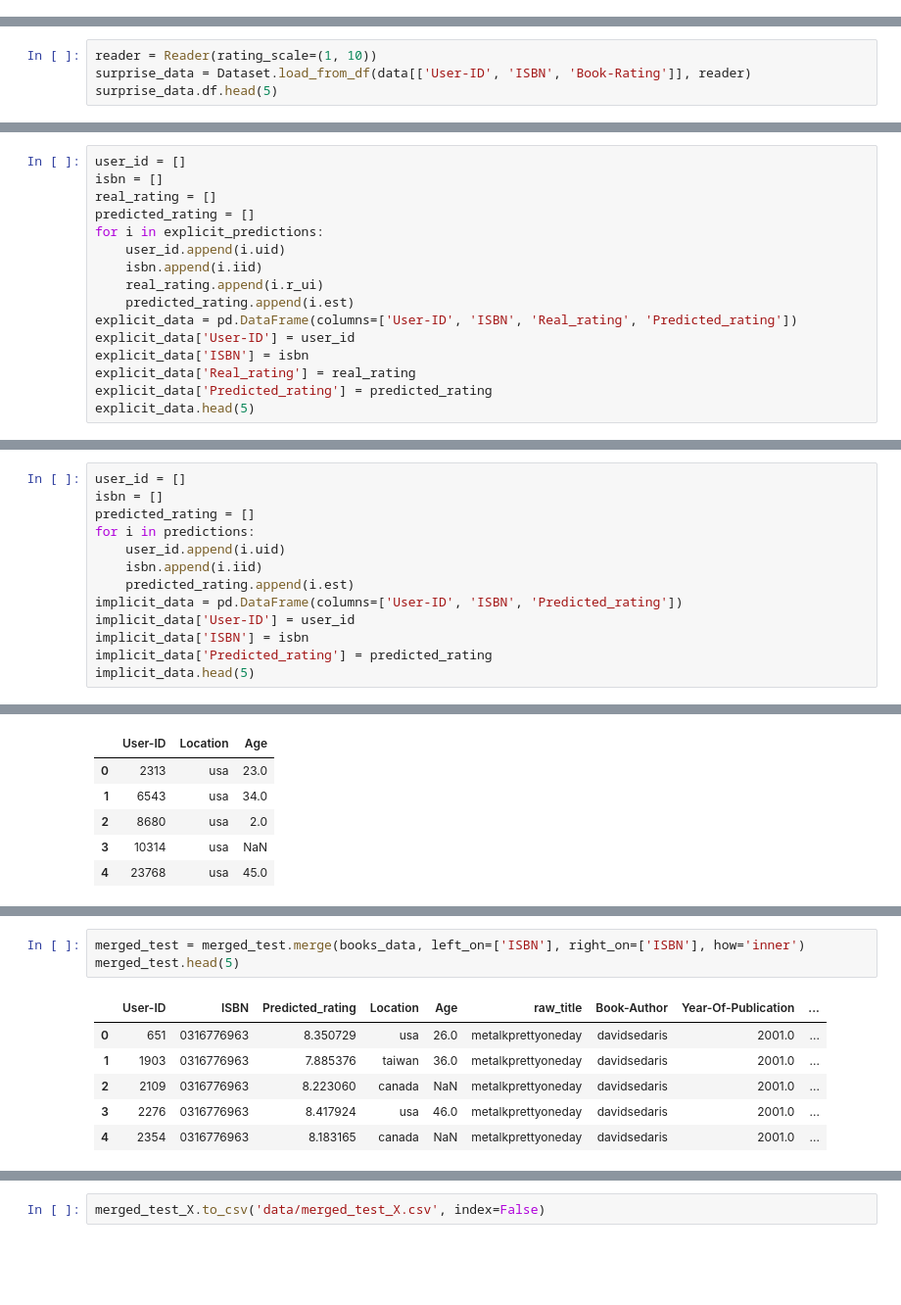
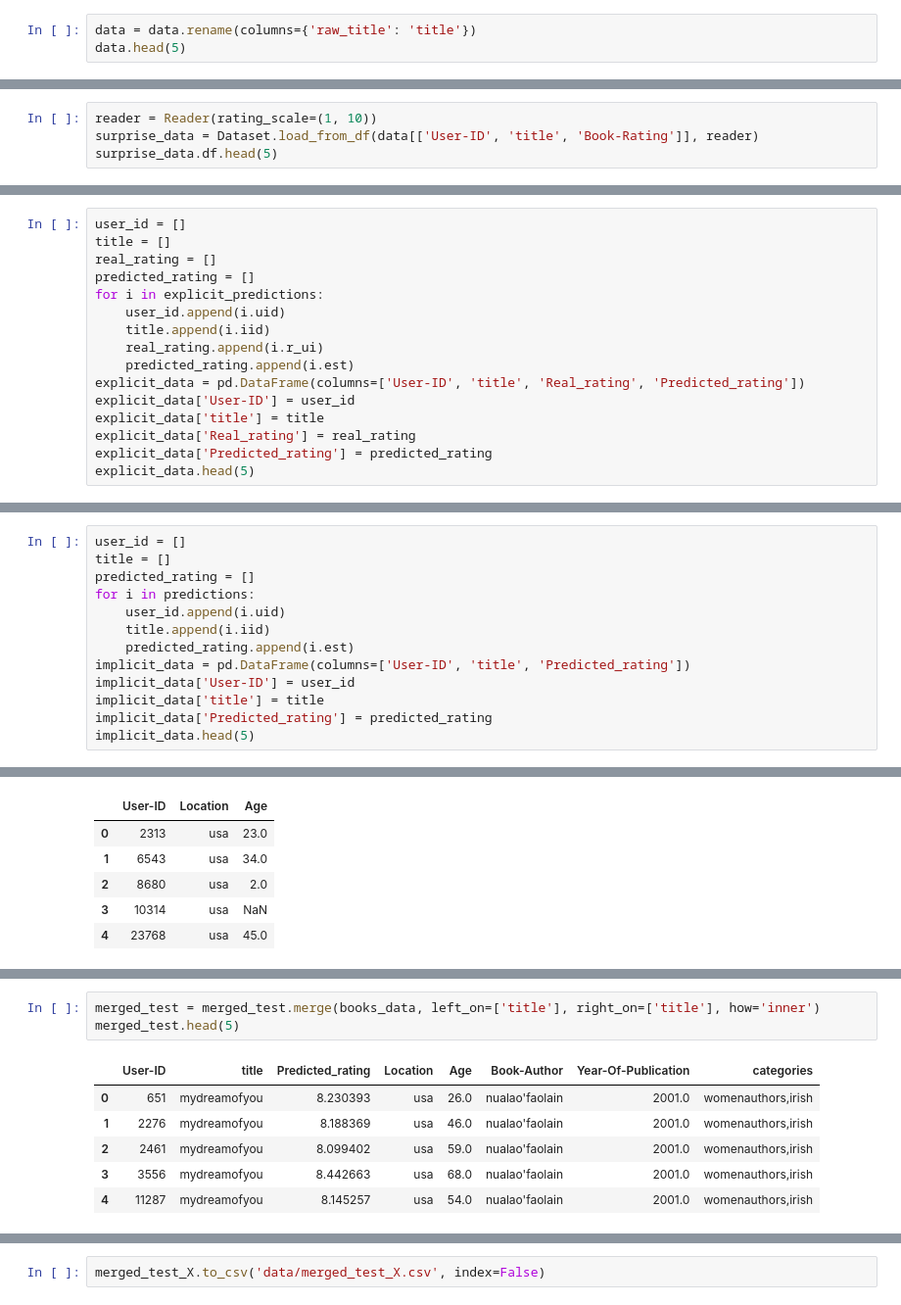
Before and after one commit to justProductAnalyst/Books-Recommendation-System, a Jupyter notebook: ML/SVD&CatBoost.ipynb, the cells around one changed output, grey strips where cells are left out. Shown at 98% size. Saved outputs shown, nothing was run; the diff lists cells and outputs as text; blank space fills up the shorter version.

Commit message:
make recommendations of books not goods

```diff
--- a/ML/SVD&CatBoost.ipynb
+++ b/ML/SVD&CatBoost.ipynb
@@ -15,0 +16,3 @@ data.head(5)
+# %%
+data = data.rename(columns={'raw_title': 'title'})
+data.head(5)
@@ -24,6 +34,6 @@ dtype: int64
 # Первый этап обучения
 # %%
 reader = Reader(rating_scale=(1, 10))
-surprise_data = Dataset.load_from_df(data[['User-ID', 'ISBN', 'Book-Rating']], reader)
+surprise_data = Dataset.load_from_df(data[['User-ID', 'title', 'Book-Rating']], reader)
 surprise_data.df.head(5)
 # %% [output]
@@ -47,16 +57,16 @@ RMSE: 1.8000
 # %%
 user_id = []
-isbn = []
+title = []
 real_rating = []
 predicted_rating = []
 for i in explicit_predictions:
     user_id.append(i.uid)
-    isbn.append(i.iid)
+    title.append(i.iid)
     real_rating.append(i.r_ui)
     predicted_rating.append(i.est)
-explicit_data = pd.DataFrame(columns=['User-ID', 'ISBN', 'Real_rating', 'Predicted_rating'])
+explicit_data = pd.DataFrame(columns=['User-ID', 'title', 'Real_rating', 'Predicted_rating'])
 explicit_data['User-ID'] = user_id
-explicit_data['ISBN'] = isbn
+explicit_data['title'] = title
 explicit_data['Real_rating'] = real_rating
 explicit_data['Predicted_rating'] = predicted_rating
 explicit_data.head(5)
@@ -83,15 +93,15 @@ testset = trainset.build_anti_testset()
 predictions = model.test(testset)
 # %%
 user_id = []
-isbn = []
+title = []
 predicted_rating = []
 for i in predictions:
     user_id.append(i.uid)
-    isbn.append(i.iid)
+    title.append(i.iid)
     predicted_rating.append(i.est)
-implicit_data = pd.DataFrame(columns=['User-ID', 'ISBN', 'Predicted_rating'])
+implicit_data = pd.DataFrame(columns=['User-ID', 'title', 'Predicted_rating'])
 implicit_data['User-ID'] = user_id
-implicit_data['ISBN'] = isbn
+implicit_data['title'] = title
 implicit_data['Predicted_rating'] = predicted_rating
 implicit_data.head(5)
 # %% [output]
@@ -192,13 +202,13 @@ merged_test.head(5)
 # %%
-merged_test = merged_test.merge(books_data, left_on=['ISBN'], right_on=['ISBN'], how='inner')
+merged_test = merged_test.merge(books_data, left_on=['title'], right_on=['title'], how='inner')
 merged_test.head(5)
 # %% [output]
-|  | User-ID | ISBN | Predicted_rating | Location | Age | raw_title | Book-Author | Year-Of-Publication | ... |
-| 0 | 651 | 0316776963 | 8.350729 | usa | 26.0 | metalkprettyoneday | davidsedaris | 2001.0 | ... |
-| 1 | 1903 | 0316776963 | 7.885376 | taiwan | 36.0 | metalkprettyoneday | davidsedaris | 2001.0 | ... |
-| 2 | 2109 | 0316776963 | 8.223060 | canada | NaN | metalkprettyoneday | davidsedaris | 2001.0 | ... |
-| 3 | 2276 | 0316776963 | 8.417924 | usa | 46.0 | metalkprettyoneday | davidsedaris | 2001.0 | ... |
-| 4 | 2354 | 0316776963 | 8.183165 | canada | NaN | metalkprettyoneday | davidsedaris | 2001.0 | ... |
+|  | User-ID | title | Predicted_rating | Location | Age | Book-Author | Year-Of-Publication | categories |
+| 0 | 651 | mydreamofyou | 8.230393 | usa | 26.0 | nualao'faolain | 2001.0 | womenauthors,irish |
+| 1 | 2276 | mydreamofyou | 8.188369 | usa | 46.0 | nualao'faolain | 2001.0 | womenauthors,irish |
+| 2 | 2461 | mydreamofyou | 8.099402 | usa | 59.0 | nualao'faolain | 2001.0 | womenauthors,irish |
+| 3 | 3556 | mydreamofyou | 8.442663 | usa | 68.0 | nualao'faolain | 2001.0 | womenauthors,irish |
+| 4 | 11287 | mydreamofyou | 8.145257 | usa | 54.0 | nualao'faolain | 2001.0 | womenauthors,irish |
 # %%
 merged_test_X = merged_test[np.concatenate((numFeatures, catFeatures), axis=0)]
 merged_test_X.head(5)
```
Also changed, not shown: parts of 20 cells of this notebook.
